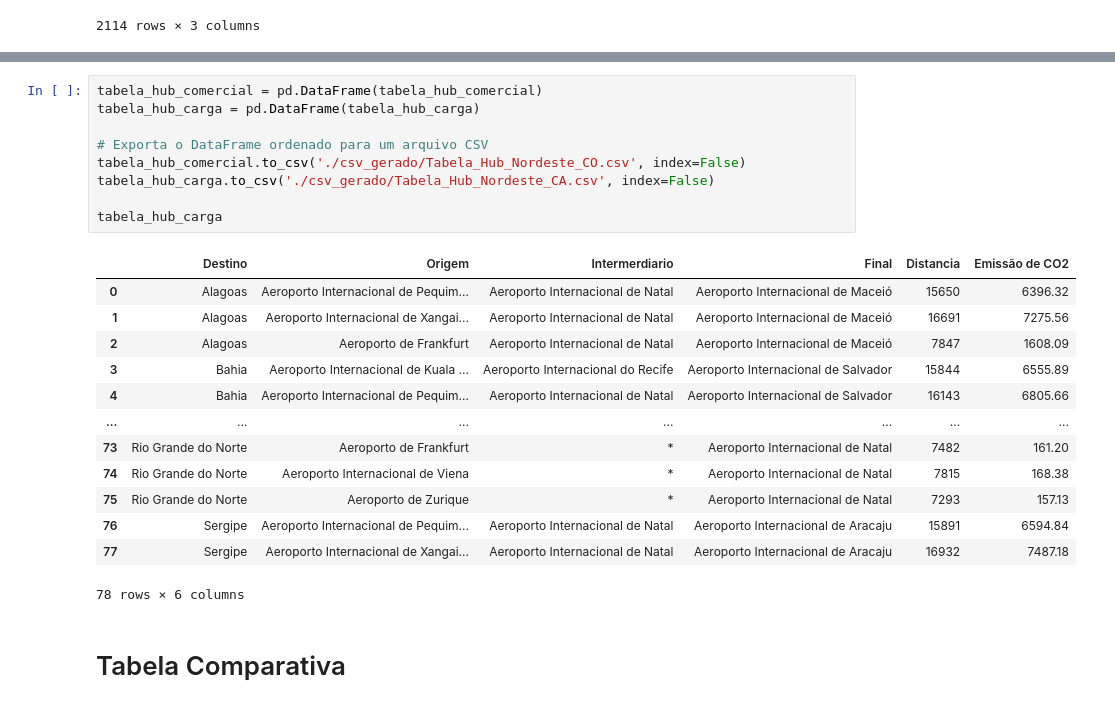
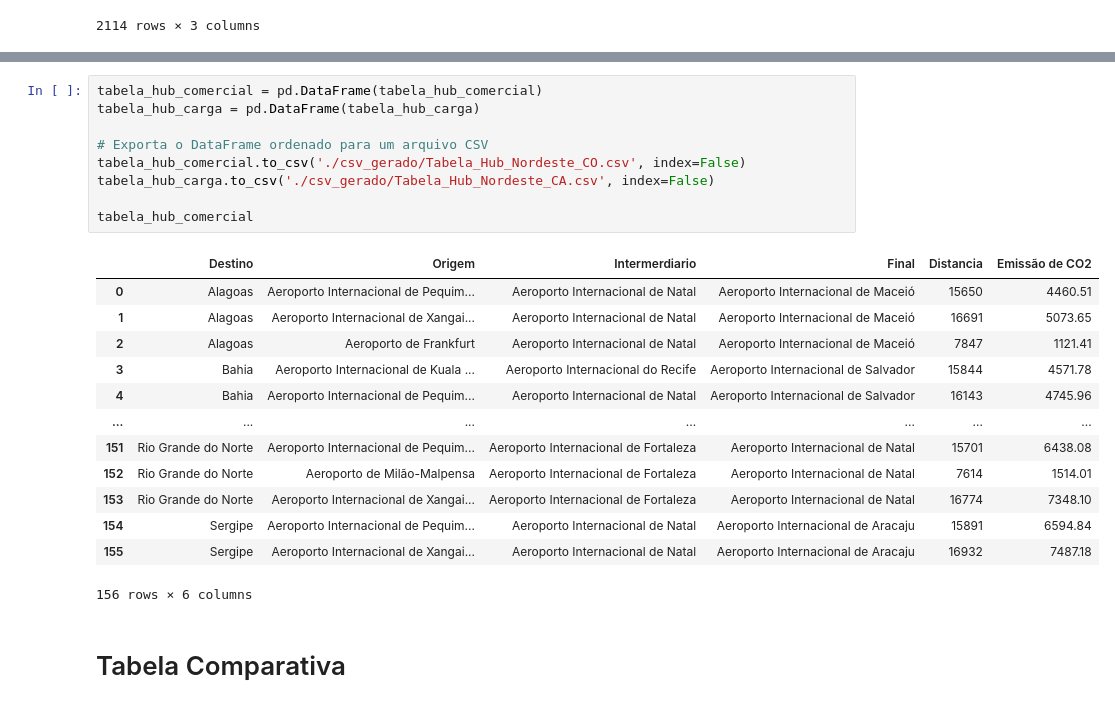
Before and after one commit to AliceMarVal/IC, a Jupyter notebook: Tabela_V7.ipynb, the cells around one changed output, grey strips where cells are left out. Drawn from its saved outputs; the diff is of its cells as text.

Commit message:
Novas tabelas refeitas

```diff
--- a/Tabela_V7.ipynb
+++ b/Tabela_V7.ipynb
@@ -1369,26 +1365,26 @@ for i in aeroportos_nordeste.keys():
 # %%
 tabela_hub_comercial = pd.DataFrame(tabela_hub_comercial)
 tabela_hub_carga = pd.DataFrame(tabela_hub_carga)
 
 # Exporta o DataFrame ordenado para um arquivo CSV
 tabela_hub_comercial.to_csv('./csv_gerado/Tabela_Hub_Nordeste_CO.csv', index=False)
 tabela_hub_carga.to_csv('./csv_gerado/Tabela_Hub_Nordeste_CA.csv', index=False)
 
-tabela_hub_carga
+tabela_hub_comercial
 # %% [output]
 |  | Destino | Origem | Intermerdiario | Final | Distancia | Emissão de CO2 |
-| 0 | Alagoas | Aeroporto Internacional de Pequim... | Aeroporto Internacional de Natal | Aeroporto Internacional de Maceió | 15650 | 6396.32 |
-| 1 | Alagoas | Aeroporto Internacional de Xangai... | Aeroporto Internacional de Natal | Aeroporto Internacional de Maceió | 16691 | 7275.56 |
-| 2 | Alagoas | Aeroporto de Frankfurt | Aeroporto Internacional de Natal | Aeroporto Internacional de Maceió | 7847 | 1608.09 |
-| 3 | Bahia | Aeroporto Internacional de Kuala ... | Aeroporto Internacional do Recife | Aeroporto Internacional de Salvador | 15844 | 6555.89 |
-| 4 | Bahia | Aeroporto Internacional de Pequim... | Aeroporto Internacional de Natal | Aeroporto Internacional de Salvador | 16143 | 6805.66 |
+| 0 | Alagoas | Aeroporto Internacional de Pequim... | Aeroporto Internacional de Natal | Aeroporto Internacional de Maceió | 15650 | 4460.51 |
+| 1 | Alagoas | Aeroporto Internacional de Xangai... | Aeroporto Internacional de Natal | Aeroporto Internacional de Maceió | 16691 | 5073.65 |
+| 2 | Alagoas | Aeroporto de Frankfurt | Aeroporto Internacional de Natal | Aeroporto Internacional de Maceió | 7847 | 1121.41 |
+| 3 | Bahia | Aeroporto Internacional de Kuala ... | Aeroporto Internacional do Recife | Aeroporto Internacional de Salvador | 15844 | 4571.78 |
+| 4 | Bahia | Aeroporto Internacional de Pequim... | Aeroporto Internacional de Natal | Aeroporto Internacional de Salvador | 16143 | 4745.96 |
 | ... | ... | ... | ... | ... | ... | ... |
-| 73 | Rio Grande do Norte | Aeroporto de Frankfurt | * | Aeroporto Internacional de Natal | 7482 | 161.20 |
-| 74 | Rio Grande do Norte | Aeroporto Internacional de Viena | * | Aeroporto Internacional de Natal | 7815 | 168.38 |
-| 75 | Rio Grande do Norte | Aeroporto de Zurique | * | Aeroporto Internacional de Natal | 7293 | 157.13 |
-| 76 | Sergipe | Aeroporto Internacional de Pequim... | Aeroporto Internacional de Natal | Aeroporto Internacional de Aracaju | 15891 | 6594.84 |
-| 77 | Sergipe | Aeroporto Internacional de Xangai... | Aeroporto Internacional de Natal | Aeroporto Internacional de Aracaju | 16932 | 7487.18 |
+| 151 | Rio Grande do Norte | Aeroporto Internacional de Pequim... | Aeroporto Internacional de Fortaleza | Aeroporto Internacional de Natal | 15701 | 6438.08 |
+| 152 | Rio Grande do Norte | Aeroporto de Milão-Malpensa | Aeroporto Internacional de Fortaleza | Aeroporto Internacional de Natal | 7614 | 1514.01 |
+| 153 | Rio Grande do Norte | Aeroporto Internacional de Xangai... | Aeroporto Internacional de Fortaleza | Aeroporto Internacional de Natal | 16774 | 7348.10 |
+| 154 | Sergipe | Aeroporto Internacional de Pequim... | Aeroporto Internacional de Natal | Aeroporto Internacional de Aracaju | 15891 | 6594.84 |
+| 155 | Sergipe | Aeroporto Internacional de Xangai... | Aeroporto Internacional de Natal | Aeroporto Internacional de Aracaju | 16932 | 7487.18 |
-78 rows × 6 columns
+156 rows × 6 columns
 # %% [markdown]
 # Tabela Comparativa
 # %%
```
Also changed, not shown: parts of 12 cells of this notebook, 38 other files.
